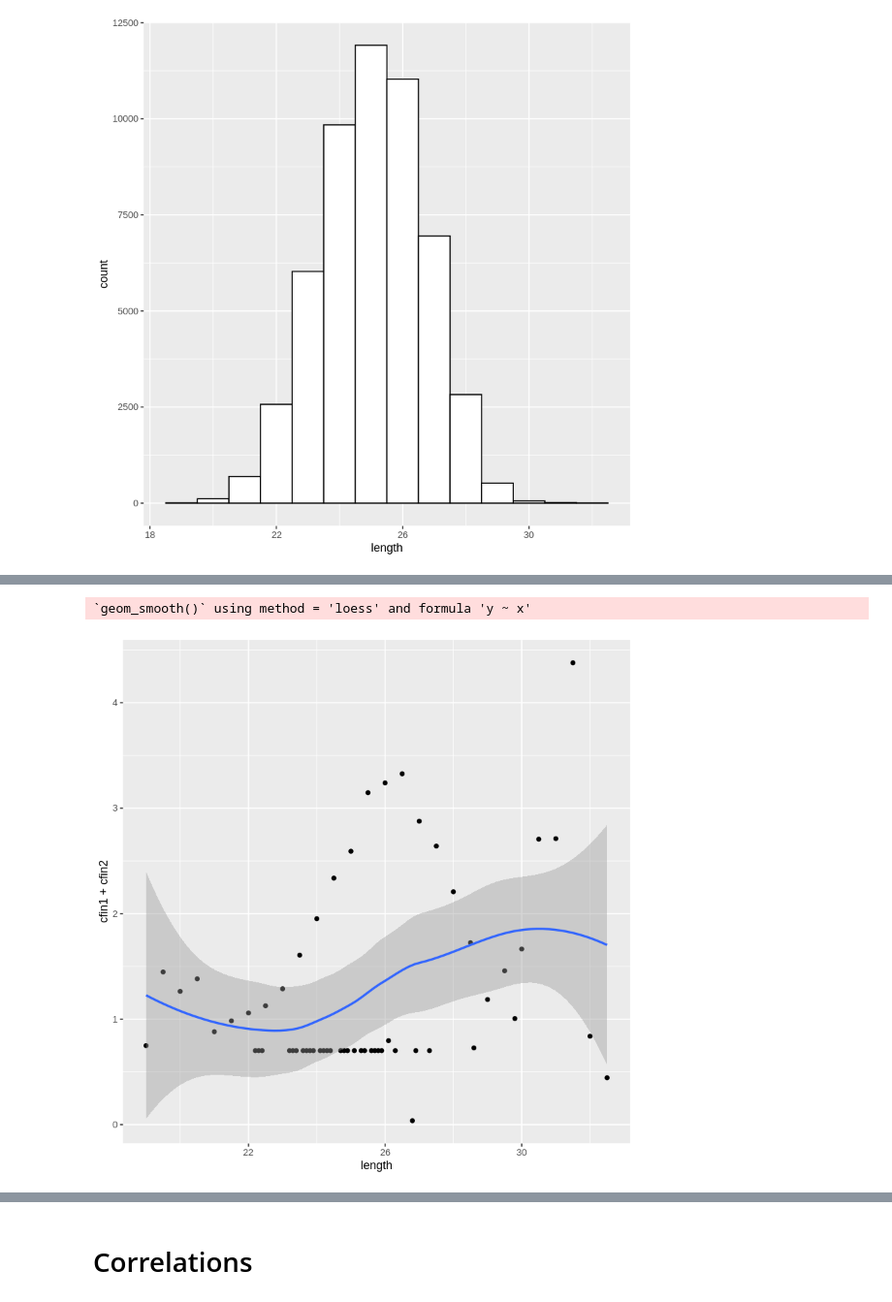
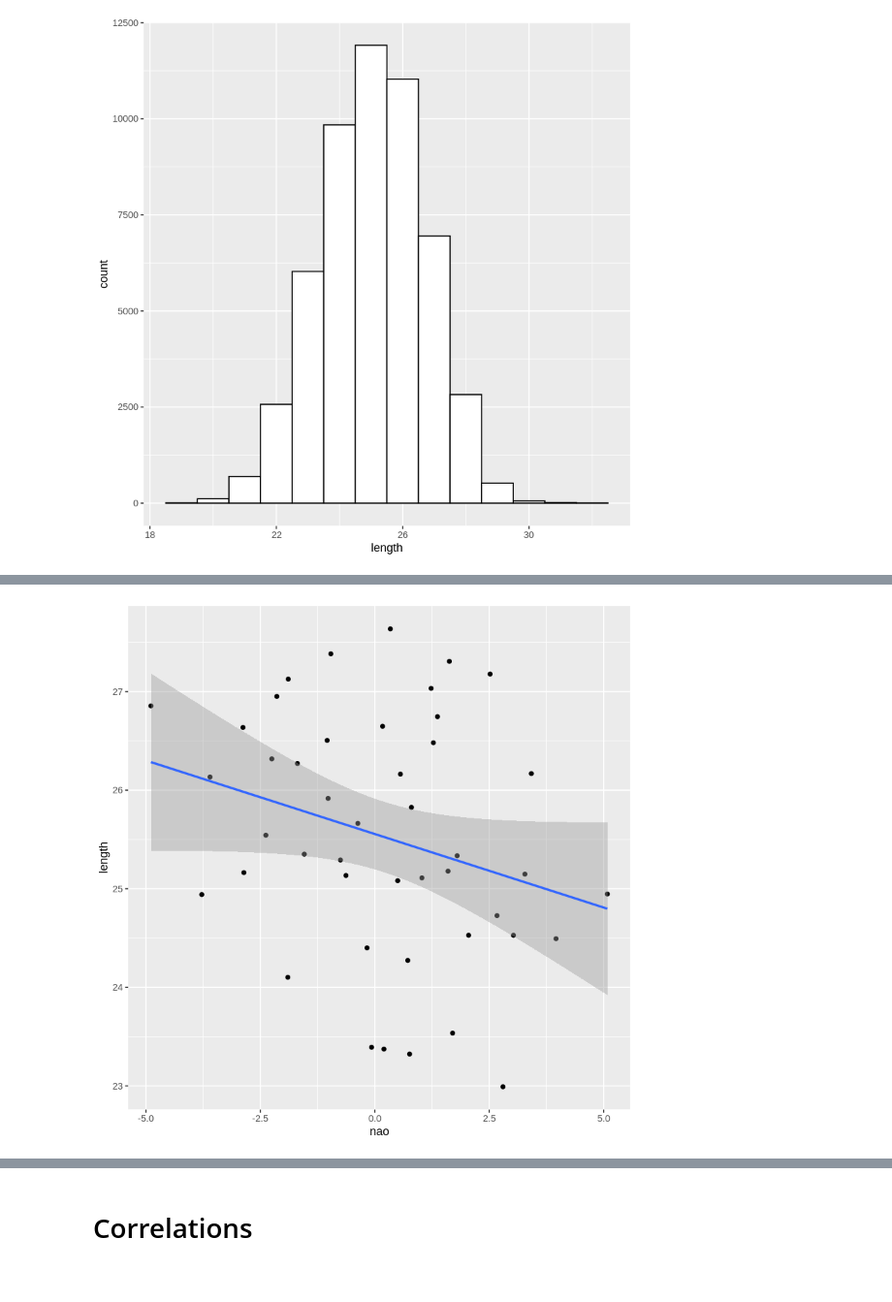
Before and after one commit to mateuszskiba/emd-1, a Jupyter notebook: Herrings.ipynb, the cells around one changed output, grey strips where cells are left out. Shown at 97% size. Saved outputs shown, nothing was run; the diff lists cells and outputs as text; code cells hidden in the pictures.

```diff
--- a/Herrings.ipynb
+++ b/Herrings.ipynb
@@ -39,5 +33,6 @@ herrings <-
   herrings_raw %>%
   do(na.locf(.))
 
+herrings <- subset(herrings, select = -X)
 head(herrings)
 # %% [output]
@@ -108,0 +104,5 @@ geom_point()
+# %%
+herrings_nao <- herrings %>%
+  group_by(nao) %>%
+  summarise_all(list(mean))
+head(herrings_nao)
@@ -109,11 +119,10 @@ geom_point()
 # %%
 ggplot(
-  herrings_mean,
-  aes(x=length,
-      y=cfin1+cfin2
+  herrings_nao,
+  aes(x=nao,
+      y=length
   )
 ) +
-geom_point() + geom_smooth()
+geom_point() + geom_smooth(method='lm')
 # %% [output]
-`geom_smooth()` using method = 'loess' and formula 'y ~ x'
-[figure, old version]
+[figure, new version]
```
Also changed, not shown: parts of 14 cells of this notebook.
